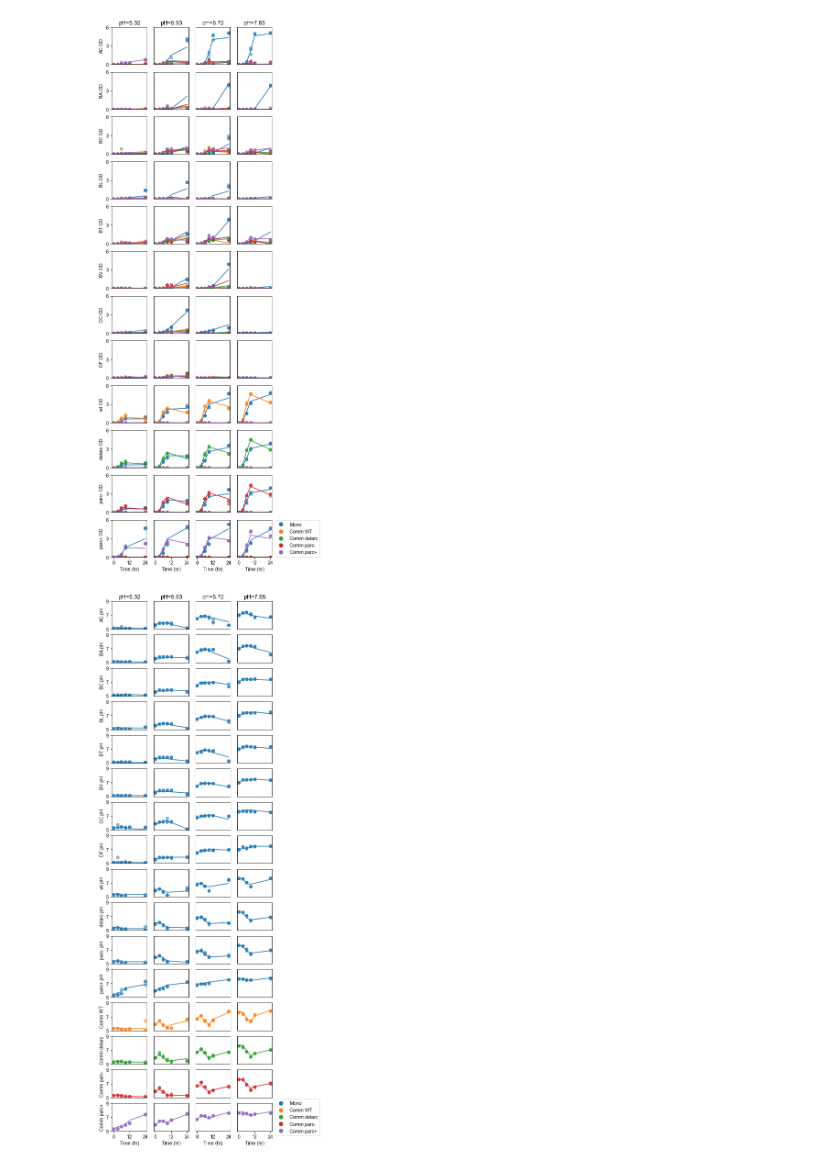
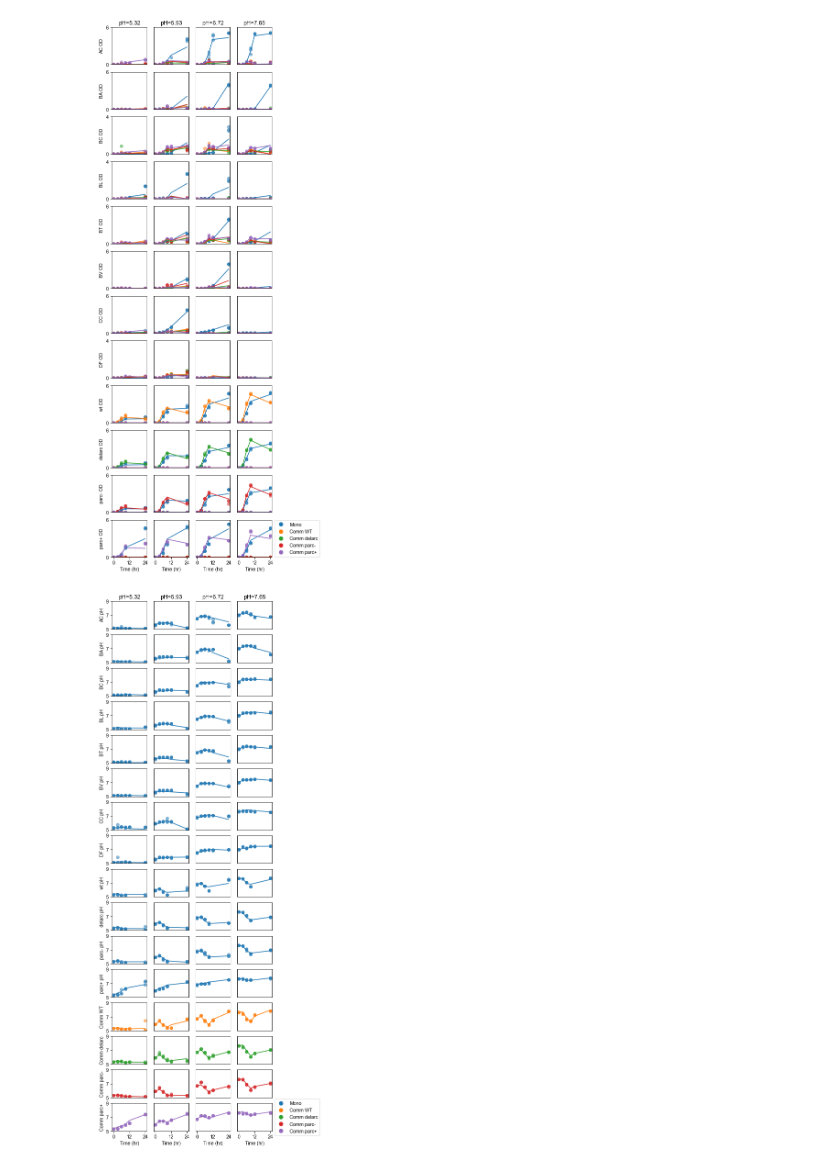
Before and after one commit to VenturelliLab/Liu_et_al_2024, a Jupyter notebook: MiRNN Plot Fit.ipynb, the cells around one changed output. Saved outputs shown, nothing was run; the diff lists cells and outputs as text; code cells hidden in the pictures.

```diff
--- a/MiRNN Plot Fit.ipynb
+++ b/MiRNN Plot Fit.ipynb
@@ -63,37 +63,45 @@ for spnum,species in enumerate(AllSpecies):
                 ax[spnum][pHnum].scatter(Exptime,true,c=colors[condnum],alpha=0.5)
             ax[spnum][pHnum].plot(Exptime,pred,c=colors[condnum])
 
+            ymax = 6
 
+            if species == 'BC' or species == 'BL' or species == 'DF':
+                ymax = 4
 
-            ax[spnum][pHnum].set_ylim((0,6))
+            ax[spnum][pHnum].set_ylim((0,ymax))
             ax[spnum][pHnum].set_yticks([])
             ax[spnum][pHnum].set_xticks([])
 
 
 
 species_legend_elements =[
     Line2D([0], [0], marker='o', color='w', label=ConditionNames[0],markerfacecolor=colors[0], markersize=10),
     Line2D([0], [0], marker='o', color='w', label=ConditionNames[1],markerfacecolor=colors[1], markersize=10),
     Line2D([0], [0], marker='o', color='w', label=ConditionNames[2],markerfacecolor=colors[2], markersize=10),
     Line2D([0], [0], marker='o', color='w', label=ConditionNames[3],markerfacecolor=colors[3], markersize=10),
     Line2D([0], [0], marker='o', color='w', label=ConditionNames[4],markerfacecolor=colors[4], markersize=10),
 
     ]
 
 plt.legend(handles=species_legend_elements,loc='center left', bbox_to_anchor=(1, 0.5))
 
 for spnum,species in enumerate(AllSpecies):
     ax[spnum][0].set_ylabel(species+' OD')
-    ax[spnum][0].set_yticks([0,3,6])
+
+    ymax = 6
+
+    if species == 'BC' or species == 'BL' or species == 'DF':
+        ymax = 4
+    ax[spnum][0].set_yticks([0,ymax])
 
 for pHnum,pH in enumerate([5.32,5.93,6.72,7.65]):
     ax[0][pHnum].set_title('pH='+str(pH))
     ax[-1][pHnum].set_xticks([0,12,24])
     ax[-1][pHnum].set_xlabel('Time (hr)')
 
 plt.savefig('Figures/mirnn/MiRNN_timeseries_fit.svg')
 # %% [output]
-[figure, old version]
+[figure, new version]
 # %%
 fig,ax = plt.subplots(len(AllSpecies)+4,4, figsize=(6,20))
 Exptime = [0,3,6,9,12,24]
```
Also changed, not shown: parts of 6 cells of this notebook, 11 other files.
